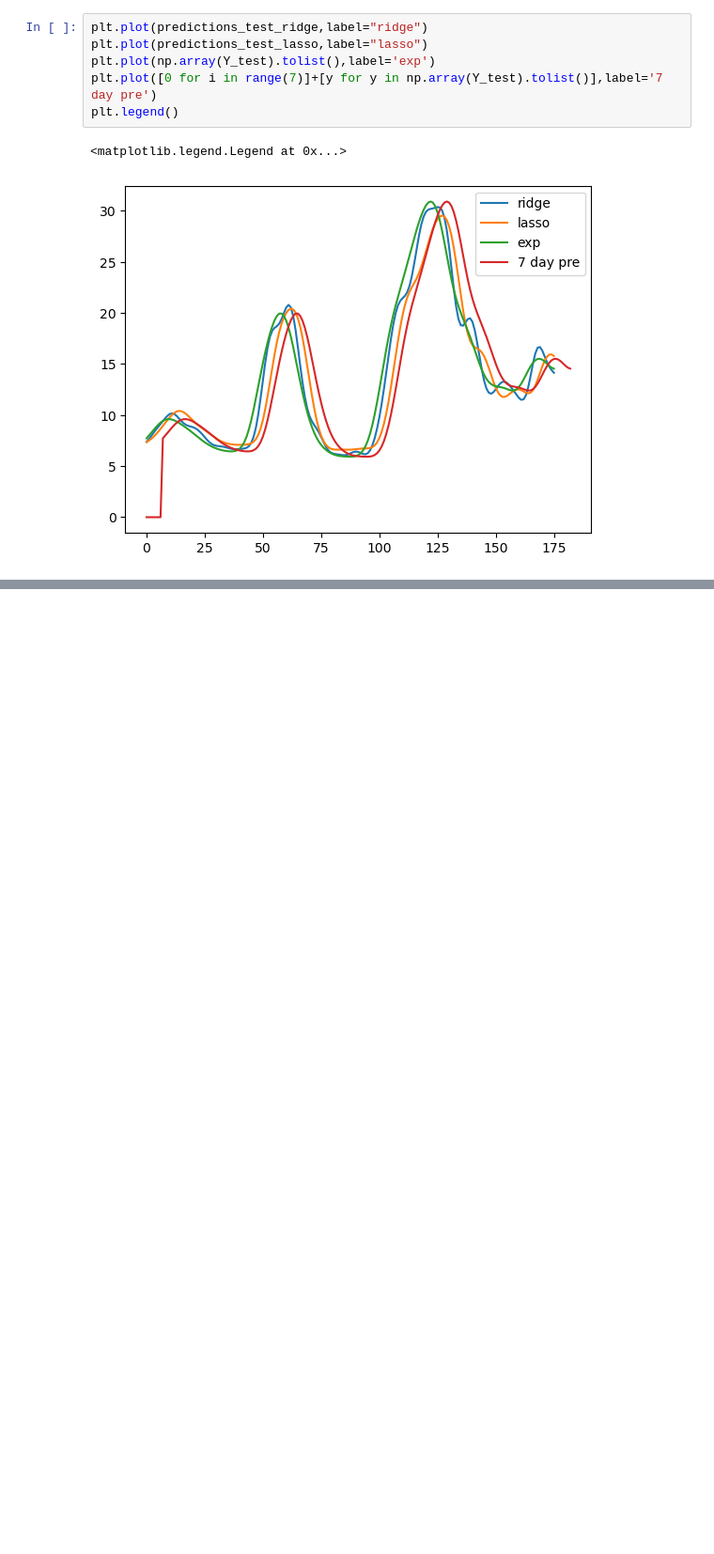
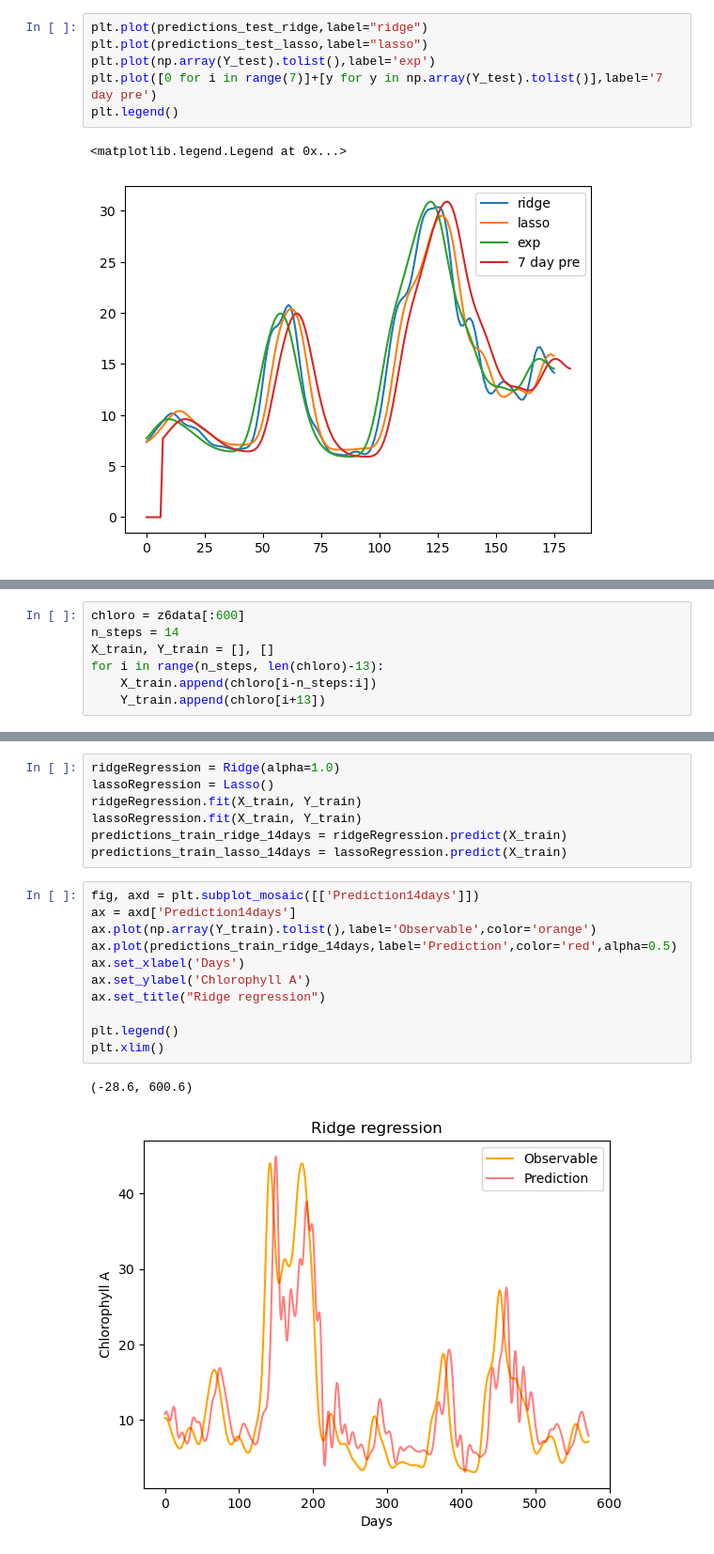
Before and after one commit to MTLehner/DSTSES_DataLakes, a Jupyter notebook: jb_ridge_lasso.ipynb, the cells around one changed output, grey strips where cells are left out. Shown at 94% size. Cells and saved outputs as stored; diff of their text form; blank space fills up the shorter version.

```diff
--- a/jb_ridge_lasso.ipynb
+++ b/jb_ridge_lasso.ipynb
@@ -152,0 +144,7 @@ plt.legend()
+# %%
+chloro = z6data[:600]
+n_steps = 14
+X_train, Y_train = [], []
+for i in range(n_steps, len(chloro)-13):
+    X_train.append(chloro[i-n_steps:i])
+    Y_train.append(chloro[i+13])
@@ -152,0 +155,21 @@ plt.legend()
+# %%
+ridgeRegression = Ridge(alpha=1.0)
+lassoRegression = Lasso()
+ridgeRegression.fit(X_train, Y_train)
+lassoRegression.fit(X_train, Y_train)
+predictions_train_ridge_14days = ridgeRegression.predict(X_train)
+predictions_train_lasso_14days = lassoRegression.predict(X_train)
+# %%
+fig, axd = plt.subplot_mosaic([['Prediction14days']])
+ax = axd['Prediction14days']
+ax.plot(np.array(Y_train).tolist(),label='Observable',color='orange')
+ax.plot(predictions_train_ridge_14days,label='Prediction',color='red',alpha=0.5)
+ax.set_xlabel('Days')
+ax.set_ylabel('Chlorophyll A')
+ax.set_title("Ridge regression")
+
+plt.legend()
+plt.xlim()
+# %% [output]
+(-28.6, 600.6)
+[figure, added]
```
Also changed, not shown: parts of 20 cells of this notebook.
